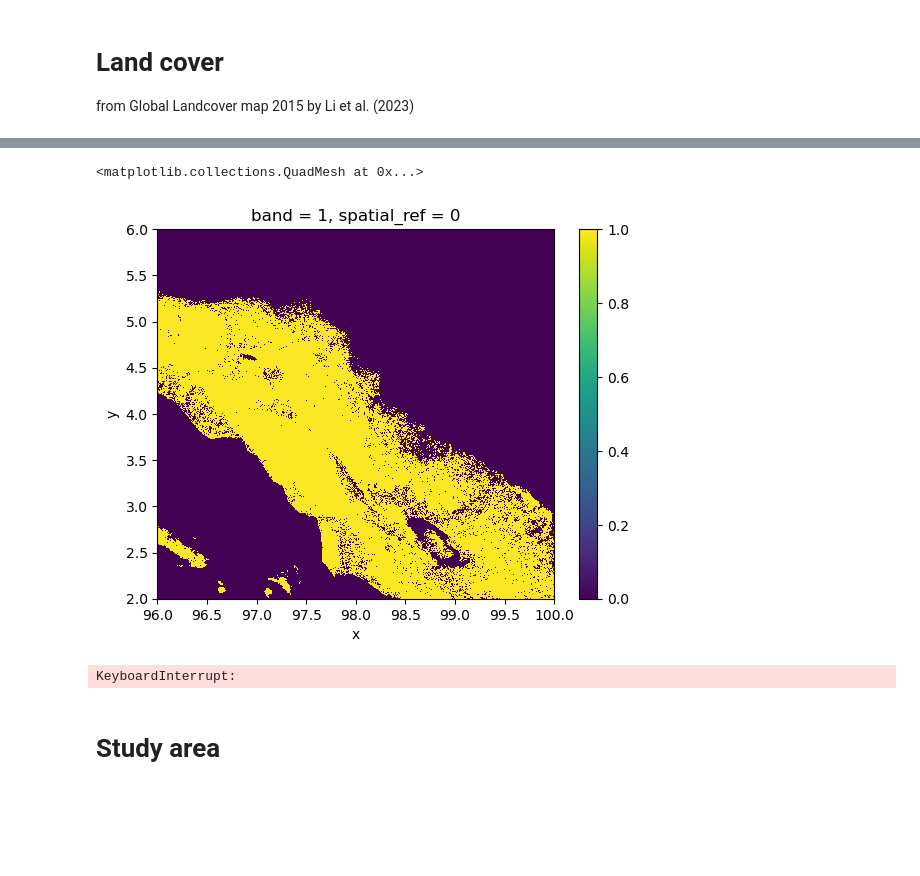
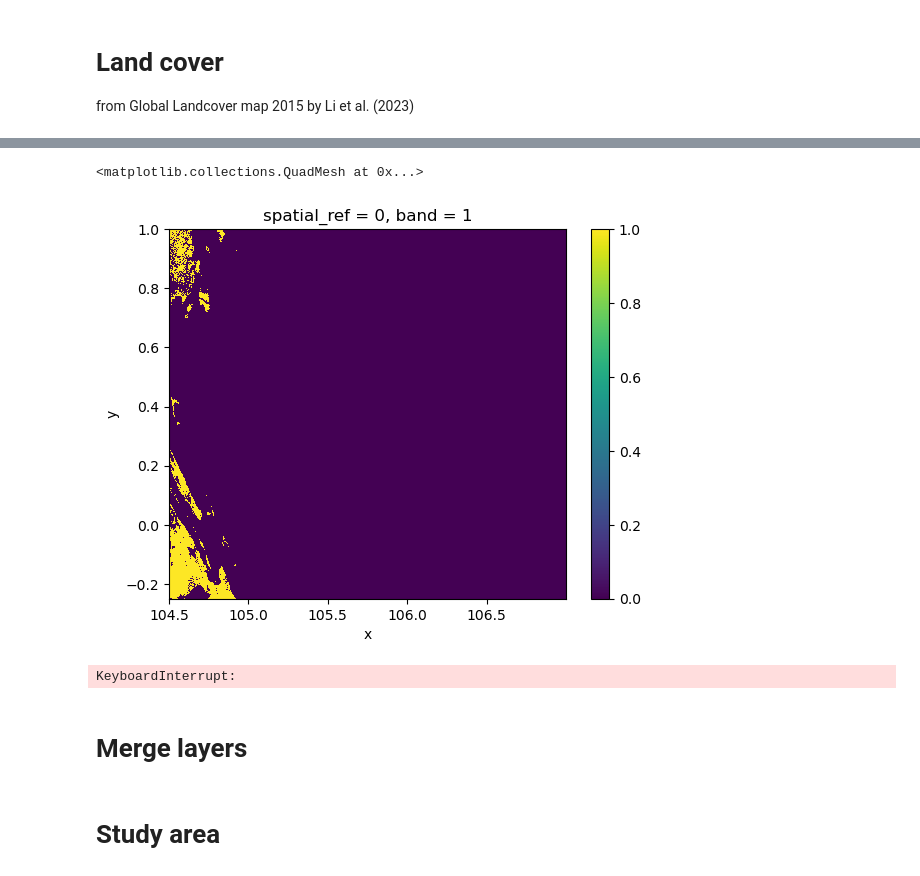
Before and after one commit to ninorp55/tropical-peat-post-fire-vegetation-recovery, a Jupyter notebook: 1_preprocessing.ipynb, the cells around one changed output, grey strips where cells are left out. Saved outputs shown, nothing was run; the diff lists cells and outputs as text; code cells hidden in the pictures; blank space fills up the shorter version.

Commit message:
successful LC 2015 merge

```diff
--- a/1_preprocessing.ipynb
+++ b/1_preprocessing.ipynb
@@ -657,0 +547,40 @@ CRS.from_wkt('GEOGCS["WGS 84",DATUM["WGS_1984",SPHEROID["WGS 84",6378137,298.257
+# %%
+import xarray as xr
+import rioxarray
+import numpy as np
+import os
+from rioxarray.merge import merge_arrays
+
+# extract relevant file names by coordinates
+file_names = []
+for e_coord in np.arange(92, 145, 4):
+    for suffix in ['2N', '2S', '6S']:
+        file_name = f'GLC-2015_{e_coord}E_{suffix}'
+        path = f'input-data/land-cover/{file_name}.tif'
+        if os.path.exists(path):
+            file_names.append(path)
+
+# open files
+arrays = [
+    rioxarray.open_rasterio(f, chunks="auto")
+    for f in file_names
+]
+
+# create binary mask (1 == forest area)
+forest_code = 20
+binary_arrays = [
+    xr.where(arr == forest_code, 1, 0).astype("uint8")
+    for arr in arrays
+]
+
+# ascribe CRS for faster merging
+binary_arrays = [
+    arr.rio.write_crs('EPSG:4326')
+    for arr in binary_arrays
+]
+
+# merge into one xarray layer
+forest_2015 = merge_arrays(binary_arrays)
+
+# Drop conflicting attributes
+# land_cover.attrs = {}
@@ -658,8 +607,8 @@ CRS.from_wkt('GEOGCS["WGS 84",DATUM["WGS_1984",SPHEROID["WGS 84",6378137,298.257
 # %%
-exmpl.plot()
+forest_2015.isel(x=slice(50000,60000), y=slice(20000,25000)).plot()
 # %% [output]
 <matplotlib.collections.QuadMesh at 0x...>
-[figure, old version]
+[figure, new version]
 # %%
 import os
 import numpy as np
@@ -697,3 +646,5 @@ for f in file_names:
 merged = merge_arrays(binary_arrays)
 # %% [output]
 KeyboardInterrupt:
+# %% [markdown]
+# Merge layers
```
Also changed, not shown: parts of 24 cells of this notebook.
